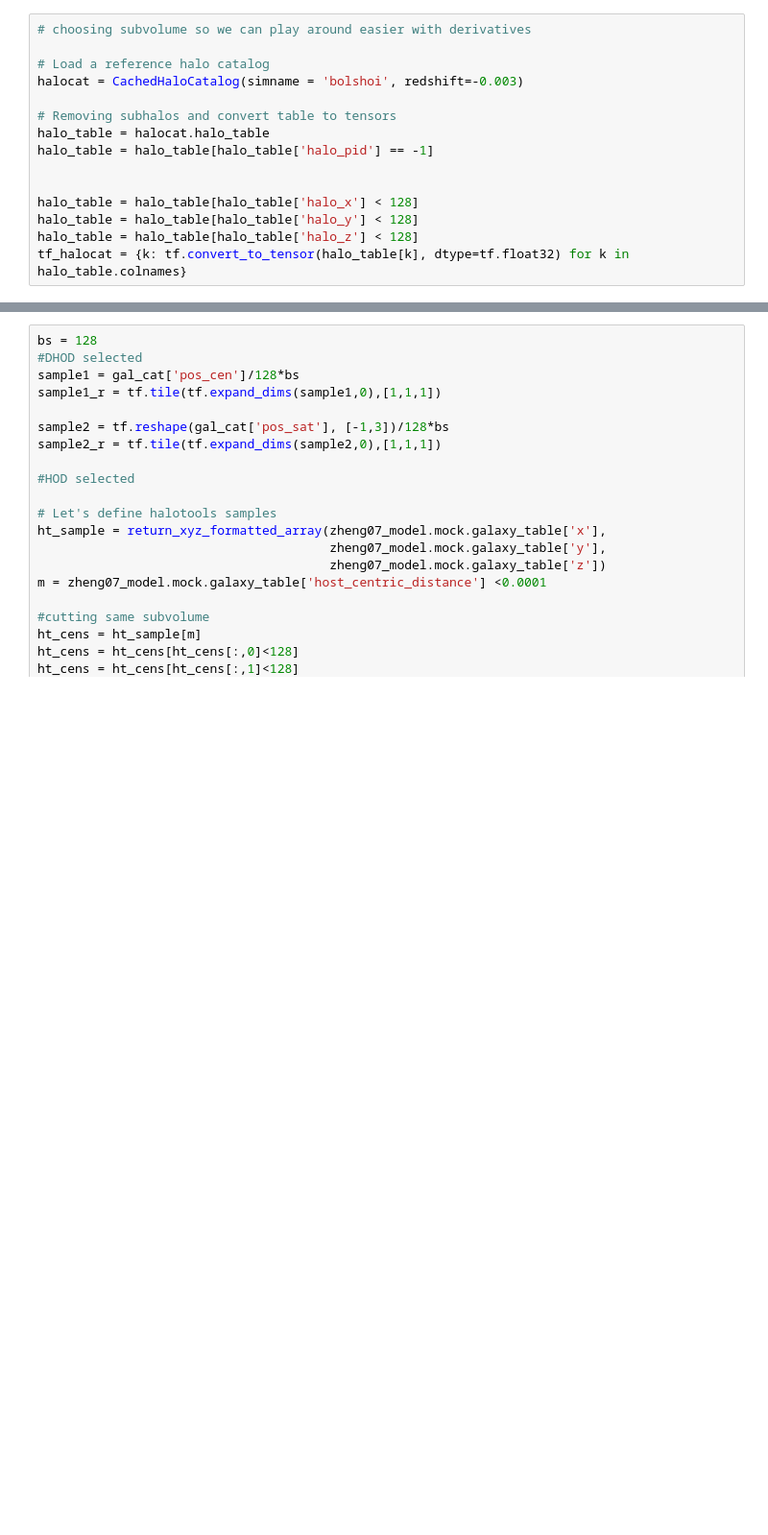
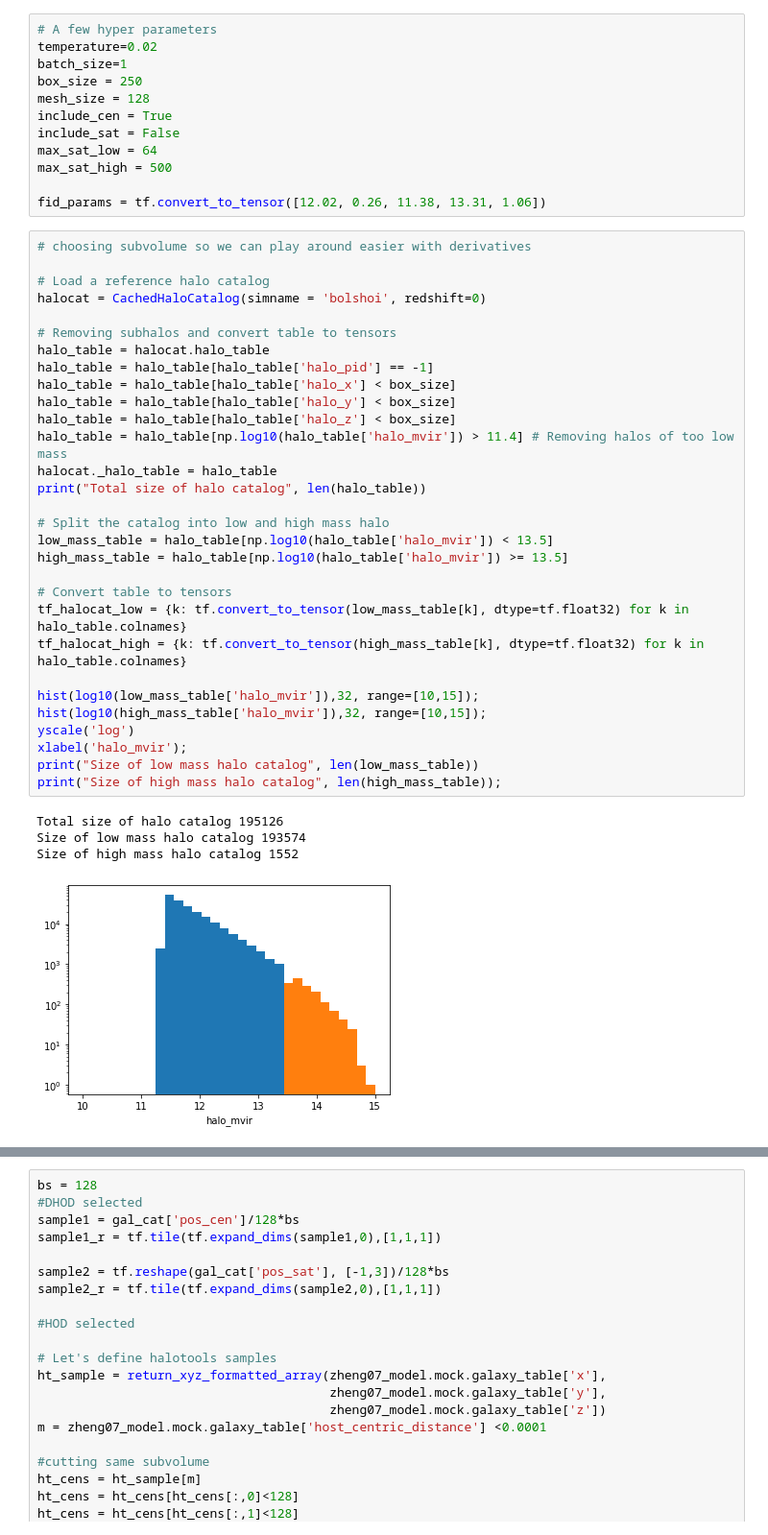
Before and after one commit to DifferentiableUniverseInitiative/DHOD, a Jupyter notebook: nb/power_spectra_comparison.ipynb, the cells around one changed output, grey strips where cells are left out. Shown at 96% size. Saved outputs shown, nothing was run; the diff lists cells and outputs as text; blank space fills up the shorter version.

```diff
--- a/nb/power_spectra_comparison.ipynb
+++ b/nb/power_spectra_comparison.ipynb
@@ -25,21 +22,53 @@ from halotools.sim_manager import CachedHaloCatalog
 from halotools.empirical_models import PrebuiltHodModelFactory
 from halotools.mock_observables.two_point_clustering import tpcf
 from halotools.mock_observables import return_xyz_formatted_array
+# %%
+# A few hyper parameters
+temperature=0.02
+batch_size=1
+box_size = 250
+mesh_size = 128
+include_cen = True
+include_sat = False
+max_sat_low = 64
+max_sat_high = 500
+
+fid_params = tf.convert_to_tensor([12.02, 0.26, 11.38, 13.31, 1.06])
 # %%
 # choosing subvolume so we can play around easier with derivatives
 
 # Load a reference halo catalog
-halocat = CachedHaloCatalog(simname = 'bolshoi', redshift=-0.003)
+halocat = CachedHaloCatalog(simname = 'bolshoi', redshift=0)
 
 # Removing subhalos and convert table to tensors
 halo_table = halocat.halo_table
 halo_table = halo_table[halo_table['halo_pid'] == -1]
+halo_table = halo_table[halo_table['halo_x'] < box_size]
+halo_table = halo_table[halo_table['halo_y'] < box_size]
+halo_table = halo_table[halo_table['halo_z'] < box_size]
+halo_table = halo_table[np.log10(halo_table['halo_mvir']) > 11.4] # Removing halos of too low mass
+halocat._halo_table = halo_table
+print("Total size of halo catalog", len(halo_table))
 
+# Split the catalog into low and high mass halo
+low_mass_table = halo_table[np.log10(halo_table['halo_mvir']) < 13.5]
+high_mass_table = halo_table[np.log10(halo_table['halo_mvir']) >= 13.5]
 
-halo_table = halo_table[halo_table['halo_x'] < 128]
-halo_table = halo_table[halo_table['halo_y'] < 128]
-halo_table = halo_table[halo_table['halo_z'] < 128]
-tf_halocat = {k: tf.convert_to_tensor(halo_table[k], dtype=tf.float32) for k in halo_table.colnames}
+# Convert table to tensors
+tf_halocat_low = {k: tf.convert_to_tensor(low_mass_table[k], dtype=tf.float32) for k in halo_table.colnames}
+tf_halocat_high = {k: tf.convert_to_tensor(high_mass_table[k], dtype=tf.float32) for k in halo_table.colnames}
+
+hist(log10(low_mass_table['halo_mvir']),32, range=[10,15]);
+hist(log10(high_mass_table['halo_mvir']),32, range=[10,15]);
+yscale('log')
+xlabel('halo_mvir');
+print("Size of low mass halo catalog", len(low_mass_table))
+print("Size of high mass halo catalog", len(high_mass_table));
+# %% [output]
+Total size of halo catalog 195126
+Size of low mass halo catalog 193574
+Size of high mass halo catalog 1552
+[figure, added]
 # %%
 # We first load our reference halotools model
 zheng07_model = PrebuiltHodModelFactory('zheng07',
```
Also changed, not shown: parts of 40 cells of this notebook.
